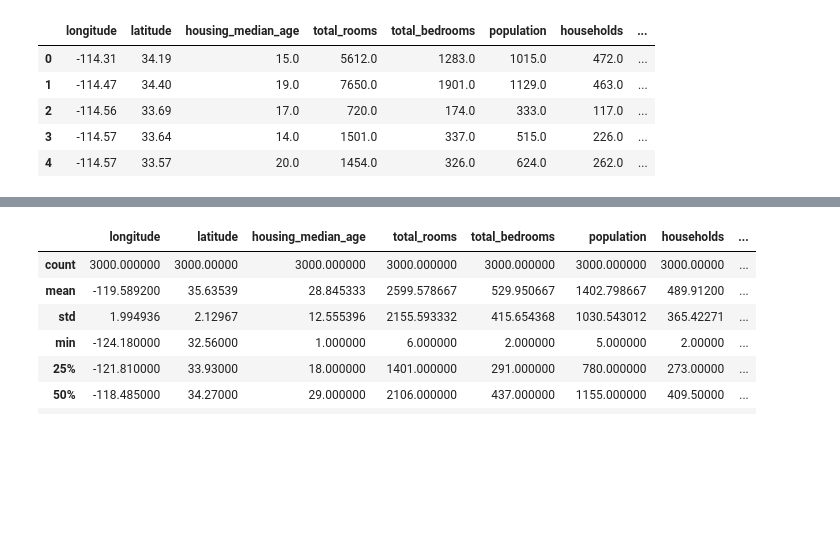
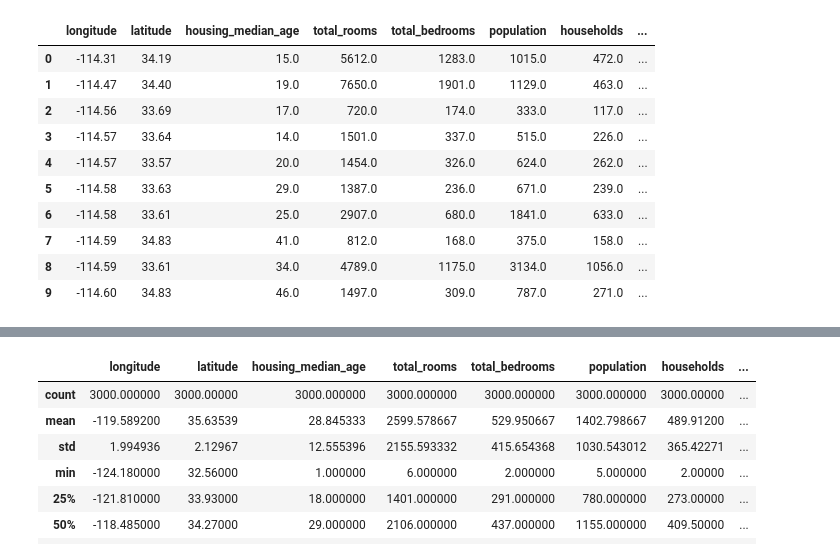
Before and after one commit to Jelly1500/OSS-practice, a Jupyter notebook: data_show.ipynb, the cells around one changed output, grey strips where cells are left out. Saved outputs shown, nothing was run; the diff lists cells and outputs as text; code cells hidden in the pictures; blank space fills up the shorter version.

```diff
--- a/data_show.ipynb
+++ b/data_show.ipynb
@@ -10,11 +10,16 @@ import seaborn as sns
 train = pd.read_csv("/content/sample_data/california_housing_train.csv")
 test = pd.read_csv("/content/sample_data/california_housing_test.csv")
 # %%
-train.head()
+train.head(10)
 # %% [output]
 |  | longitude | latitude | housing_median_age | total_rooms | total_bedrooms | population | households | ... |
 | 0 | -114.31 | 34.19 | 15.0 | 5612.0 | 1283.0 | 1015.0 | 472.0 | ... |
 | 1 | -114.47 | 34.40 | 19.0 | 7650.0 | 1901.0 | 1129.0 | 463.0 | ... |
 | 2 | -114.56 | 33.69 | 17.0 | 720.0 | 174.0 | 333.0 | 117.0 | ... |
 | 3 | -114.57 | 33.64 | 14.0 | 1501.0 | 337.0 | 515.0 | 226.0 | ... |
 | 4 | -114.57 | 33.57 | 20.0 | 1454.0 | 326.0 | 624.0 | 262.0 | ... |
+| 5 | -114.58 | 33.63 | 29.0 | 1387.0 | 236.0 | 671.0 | 239.0 | ... |
+| 6 | -114.58 | 33.61 | 25.0 | 2907.0 | 680.0 | 1841.0 | 633.0 | ... |
+| 7 | -114.59 | 34.83 | 41.0 | 812.0 | 168.0 | 375.0 | 158.0 | ... |
+| 8 | -114.59 | 33.61 | 34.0 | 4789.0 | 1175.0 | 3134.0 | 1056.0 | ... |
+| 9 | -114.60 | 34.83 | 46.0 | 1497.0 | 309.0 | 787.0 | 271.0 | ... |
```
Also changed, not shown: parts of 4 cells of this notebook.
